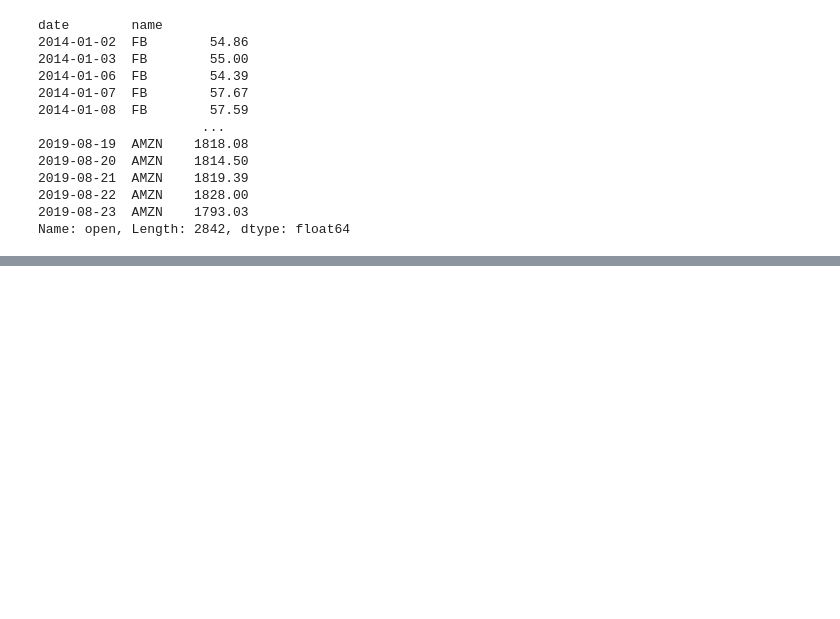
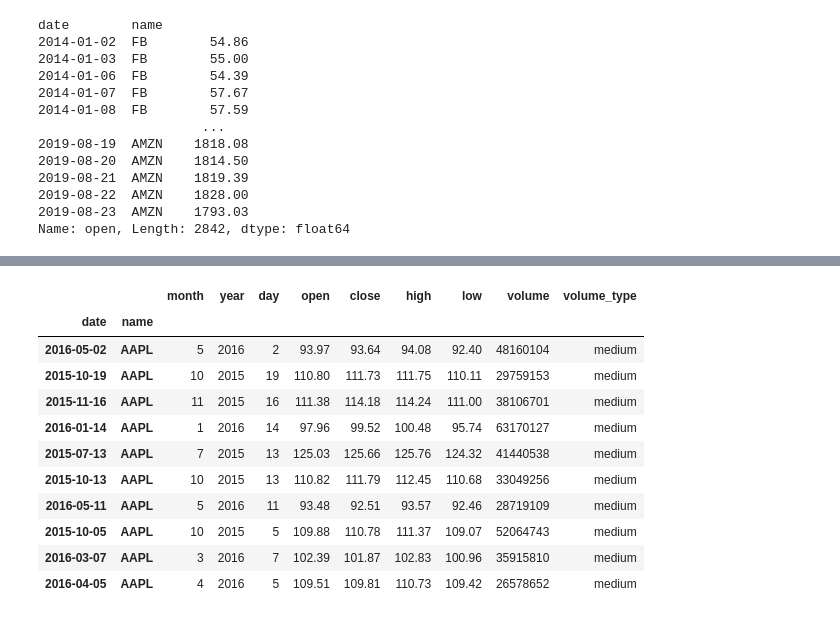
Before and after one commit to TomaszBury/The-ultimate-pandas-bootcamp-advanced-python-data-analysis, a Jupyter notebook: section_07/multi_dimensional.ipynb, the cells around one changed output, grey strips where cells are left out. Saved outputs shown, nothing was run; the diff lists cells and outputs as text; code cells hidden in the pictures; blank space fills up the shorter version.

```diff
--- a/section_07/multi_dimensional.ipynb
+++ b/section_07/multi_dimensional.ipynb
@@ -521,0 +755,3 @@ Name: open, Length: 2842, dtype: float64
+# %%
+# 1.
+tech_df2 = tech.loc['2015-07-13':'2016-08-17']
@@ -521,0 +868,16 @@ Name: open, Length: 2842, dtype: float64
+# %%
+# another way:
+tech_df2.loc[(slice(None),'AAPL'),:].sample(10)
+# %% [output]
+|  |  | month | year | day | open | close | high | low | volume | volume_type |
+| date | name |  |  |  |  |  |  |  |  |  |
+| 2016-05-02 | AAPL | 5 | 2016 | 2 | 93.97 | 93.64 | 94.08 | 92.40 | 48160104 | medium |
+| 2015-10-19 | AAPL | 10 | 2015 | 19 | 110.80 | 111.73 | 111.75 | 110.11 | 29759153 | medium |
+| 2015-11-16 | AAPL | 11 | 2015 | 16 | 111.38 | 114.18 | 114.24 | 111.00 | 38106701 | medium |
+| 2016-01-14 | AAPL | 1 | 2016 | 14 | 97.96 | 99.52 | 100.48 | 95.74 | 63170127 | medium |
+| 2015-07-13 | AAPL | 7 | 2015 | 13 | 125.03 | 125.66 | 125.76 | 124.32 | 41440538 | medium |
+| 2015-10-13 | AAPL | 10 | 2015 | 13 | 110.82 | 111.79 | 112.45 | 110.68 | 33049256 | medium |
+| 2016-05-11 | AAPL | 5 | 2016 | 11 | 93.48 | 92.51 | 93.57 | 92.46 | 28719109 | medium |
+| 2015-10-05 | AAPL | 10 | 2015 | 5 | 109.88 | 110.78 | 111.37 | 109.07 | 52064743 | medium |
+| 2016-03-07 | AAPL | 3 | 2016 | 7 | 102.39 | 101.87 | 102.83 | 100.96 | 35915810 | medium |
+| 2016-04-05 | AAPL | 4 | 2016 | 5 | 109.51 | 109.81 | 110.73 | 109.42 | 26578652 | medium |
```
Also changed, not shown: parts of 46 cells of this notebook, 1 other file.
